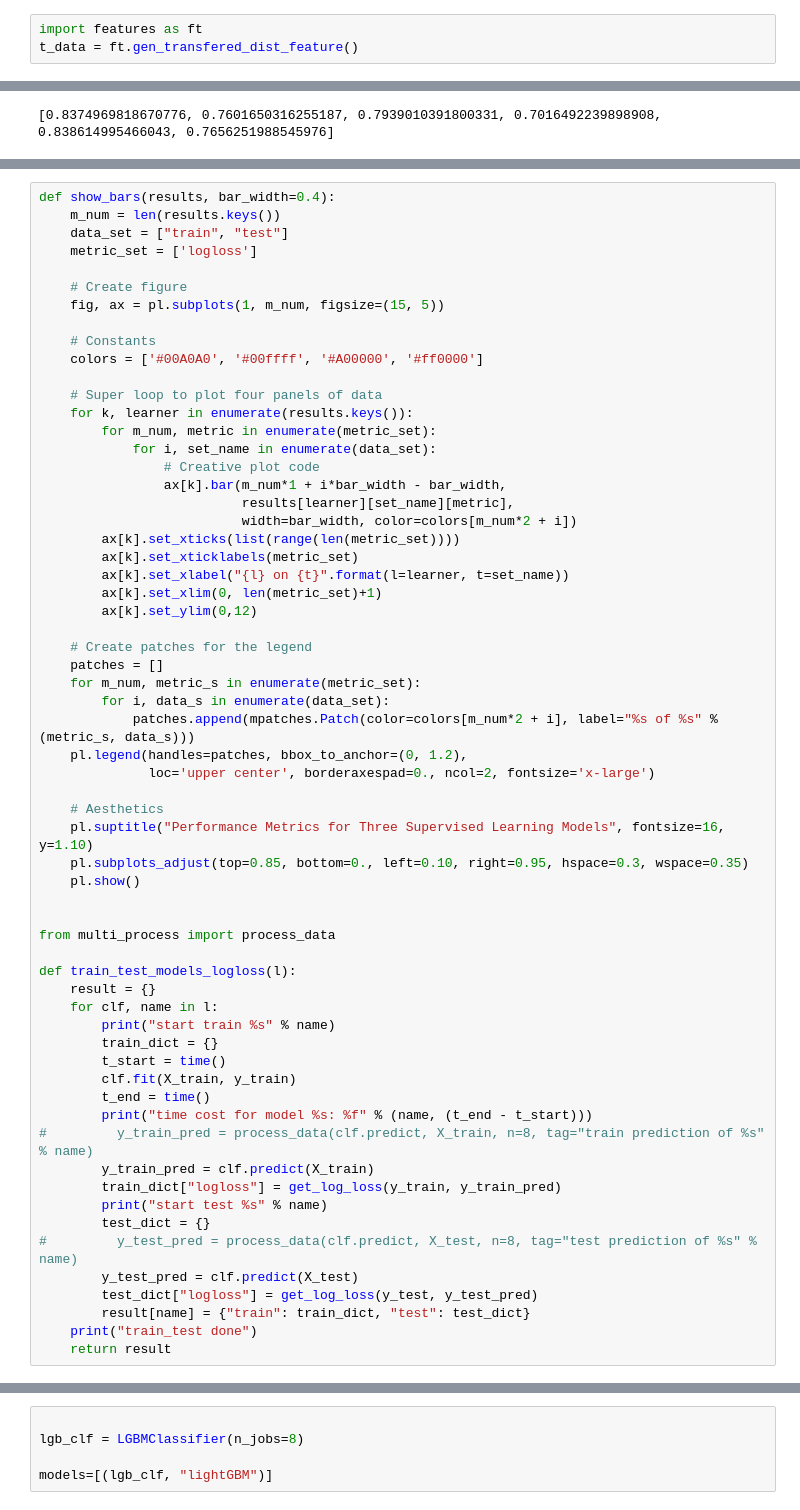
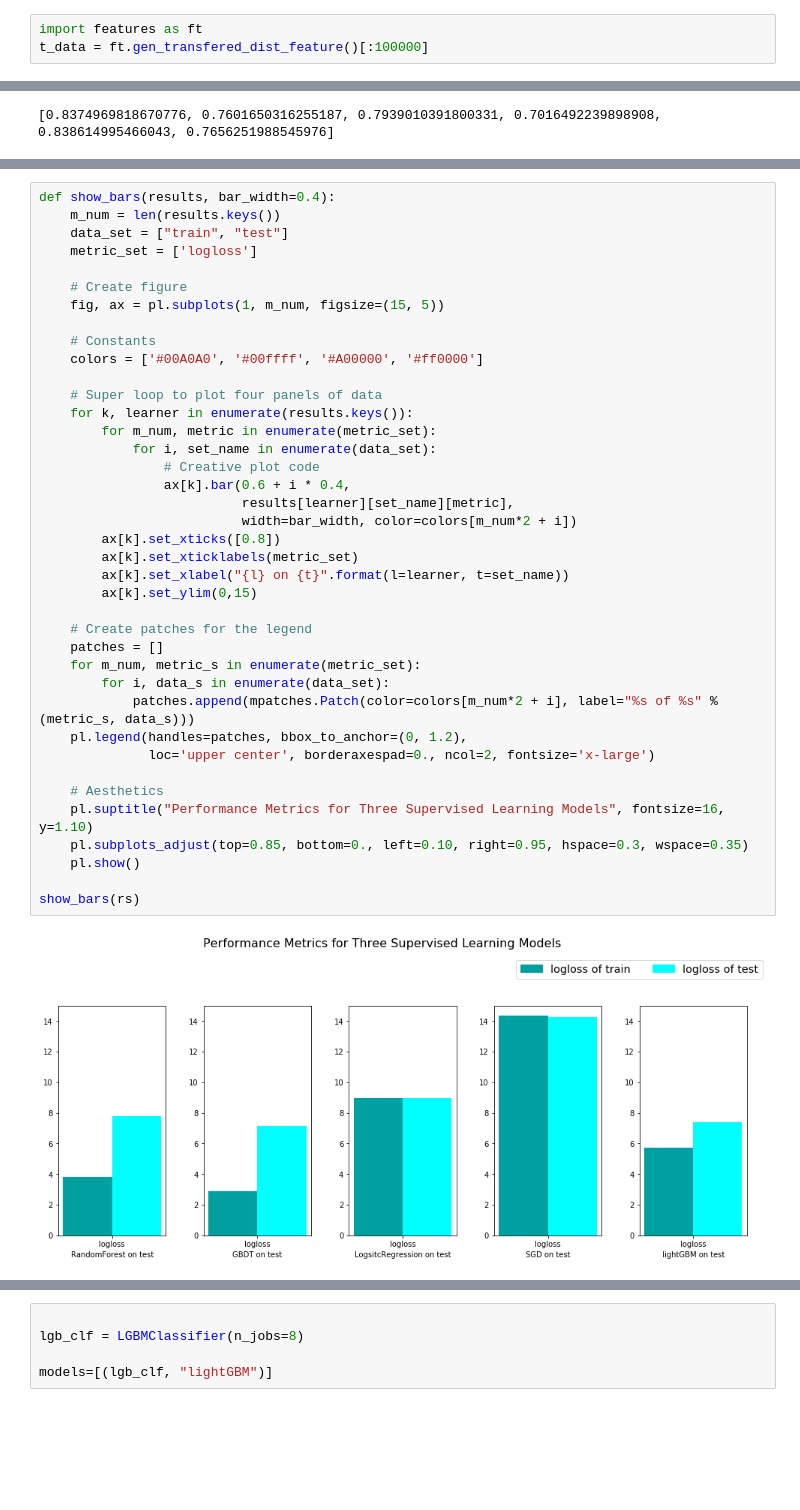
Before and after one commit to Luminosite/ud_quora, a Jupyter notebook: data_check.ipynb, the cells around one changed output, grey strips where cells are left out. Drawn from its saved outputs; the diff is of its cells as text; blank space fills up the shorter version.

Commit message:
prepare data

```diff
--- a/data_check.ipynb
+++ b/data_check.ipynb
@@ -1,4 +1,4 @@
 # %%
 import features as ft
-t_data = ft.gen_transfered_dist_feature()
+t_data = ft.gen_transfered_dist_feature()[:100000]
 # %% [output]
@@ -590,57 +633,36 @@ def show_bars(results, bar_width=0.4):
 
     # Create figure
     fig, ax = pl.subplots(1, m_num, figsize=(15, 5))
 
     # Constants
     colors = ['#00A0A0', '#00ffff', '#A00000', '#ff0000']
 
     # Super loop to plot four panels of data
     for k, learner in enumerate(results.keys()):
         for m_num, metric in enumerate(metric_set):
             for i, set_name in enumerate(data_set):
                 # Creative plot code
-                ax[k].bar(m_num*1 + i*bar_width - bar_width,
+                ax[k].bar(0.6 + i * 0.4,
                           results[learner][set_name][metric],
                           width=bar_width, color=colors[m_num*2 + i])
-        ax[k].set_xticks(list(range(len(metric_set))))
+        ax[k].set_xticks([0.8])
         ax[k].set_xticklabels(metric_set)
         ax[k].set_xlabel("{l} on {t}".format(l=learner, t=set_name))
-        ax[k].set_xlim(0, len(metric_set)+1)
-        ax[k].set_ylim(0,12)
+        ax[k].set_ylim(0,15)
 
     # Create patches for the legend
     patches = []
     for m_num, metric_s in enumerate(metric_set):
         for i, data_s in enumerate(data_set):
             patches.append(mpatches.Patch(color=colors[m_num*2 + i], label="%s of %s" % (metric_s, data_s)))
     pl.legend(handles=patches, bbox_to_anchor=(0, 1.2),
               loc='upper center', borderaxespad=0., ncol=2, fontsize='x-large')
 
     # Aesthetics
     pl.suptitle("Performance Metrics for Three Supervised Learning Models", fontsize=16, y=1.10)
     pl.subplots_adjust(top=0.85, bottom=0., left=0.10, right=0.95, hspace=0.3, wspace=0.35)
     pl.show()
 
-
-from multi_process import process_data
-
-def train_test_models_logloss(l):
-    result = {}
-    for clf, name in l:
-        print("start train %s" % name)
-        train_dict = {}
-        t_start = time()
-        clf.fit(X_train, y_train)
-        t_end = time()
-        print("time cost for model %s: %f" % (name, (t_end - t_start)))
-#         y_train_pred = process_data(clf.predict, X_train, n=8, tag="train prediction of %s" % name)
-        y_train_pred = clf.predict(X_train)
-        train_dict["logloss"] = get_log_loss(y_train, y_train_pred)
-        print("start test %s" % name)
-        test_dict = {}
-#         y_test_pred = process_data(clf.predict, X_test, n=8, tag="test prediction of %s" % name)
-        y_test_pred = clf.predict(X_test)
-        test_dict["logloss"] = get_log_loss(y_test, y_test_pred)
-        result[name] = {"train": train_dict, "test": test_dict}
-    print("train_test done")
-    return result
+show_bars(rs)
+# %% [output]
+[figure, added]
```
Also changed, not shown: parts of 7 cells of this notebook, 1 other file.
